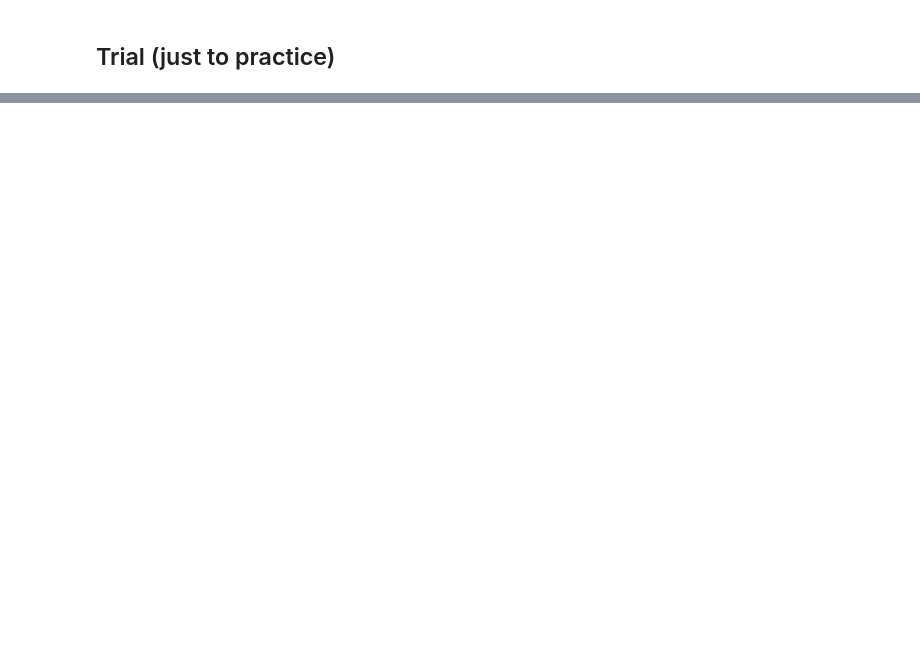
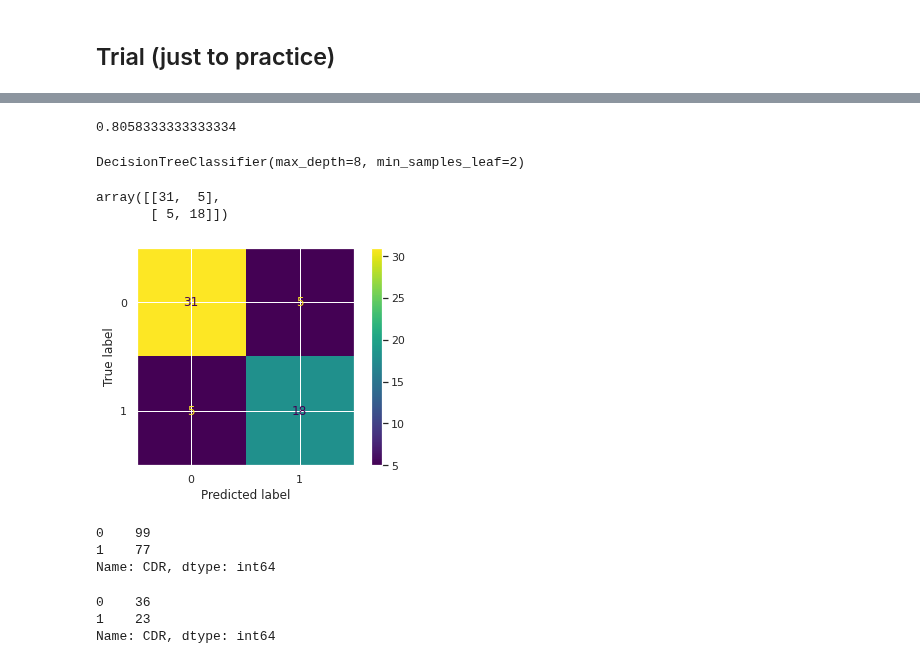
Before and after one commit to mkvph0ch/memobrain, a Jupyter notebook: notebooks/cynthia_preprocessing_oasis1.ipynb, the cells around one changed output, grey strips where cells are left out. Cells and saved outputs as stored; diff of their text form; code cells hidden in the pictures; blank space fills up the shorter version.

Commit message:
Included decision tree

```diff
--- a/notebooks/cynthia_preprocessing_oasis1.ipynb
+++ b/notebooks/cynthia_preprocessing_oasis1.ipynb
@@ -323,0 +362,40 @@ with open("oasis1_tree.dot") as f:
+# %%
+# Best score according to gridsearch
+gridsearch.best_score_
+# %% [output]
+0.8058333333333334
+# %%
+best_tree_2 = gridsearch.best_estimator_
+# %%
+best_tree_2.fit(X_train, y_train)
+# %% [output]
+DecisionTreeClassifier(max_depth=8, min_samples_leaf=2)
+# %%
+predictions2 = best_tree_2.predict(X_test)
+# %%
+cm = confusion_matrix(y_test, predictions2)
+cm
+# %% [output]
+array([[31,  5],
+       [ 5, 18]])
+# %%
+disp = ConfusionMatrixDisplay(confusion_matrix=cm,
+                             display_labels=[0,1])
+disp.plot()
+
+plt.show()
+# %% [output]
+[figure, added]
+# %%
+y_train.value_counts()
+# %% [output]
+0    99
+1    77
+Name: CDR, dtype: int64
+# %%
+y_test.value_counts()
+# We want to capture all 23 people with dementia
+# %% [output]
+0    36
+1    23
+Name: CDR, dtype: int64
```
Also changed, not shown: parts of 43 cells of this notebook.
